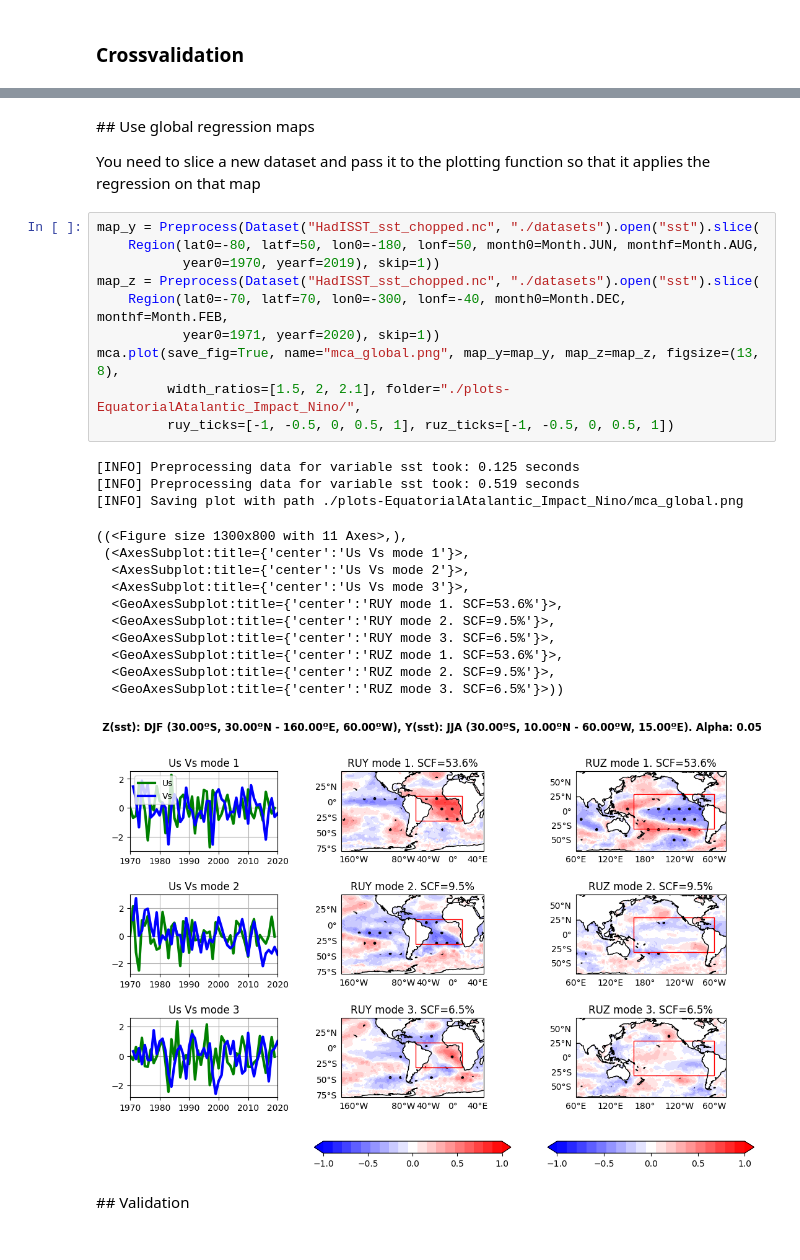
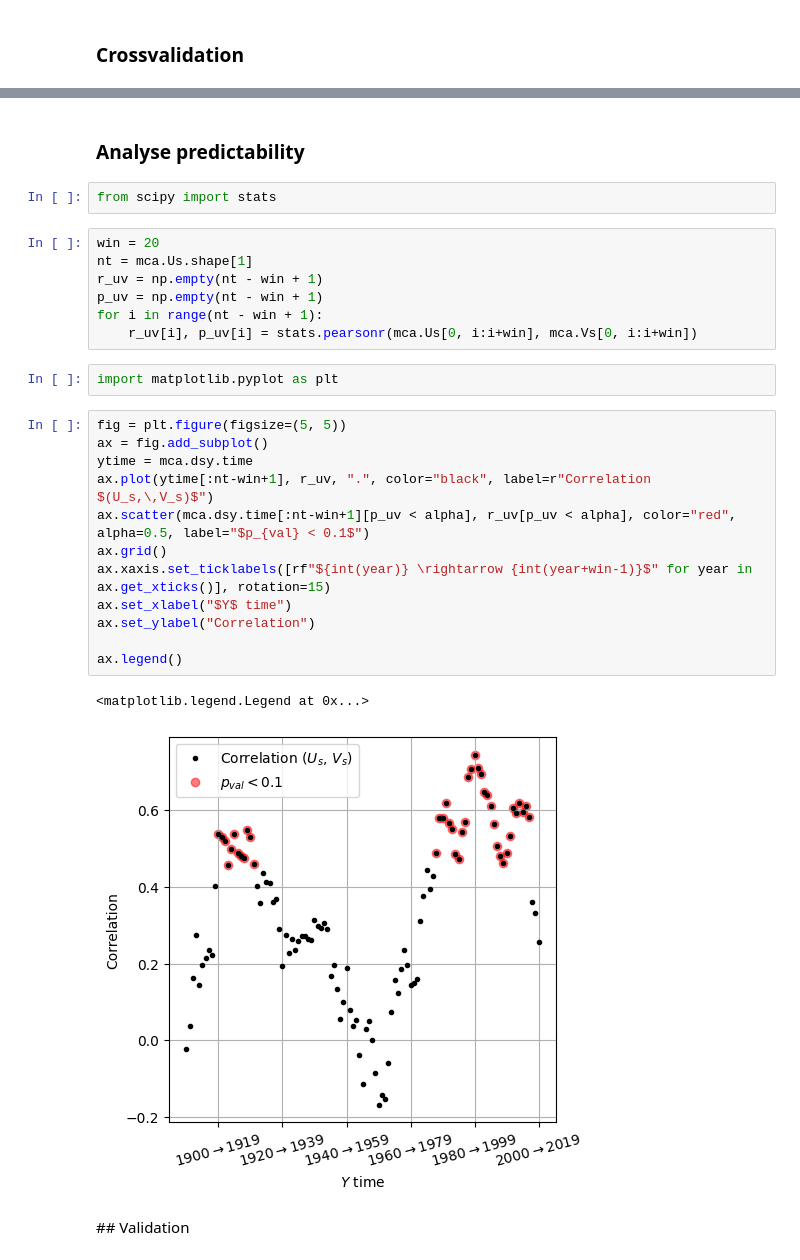
Before and after one commit to pabloduran016/Spy4CastManual, a Jupyter notebook: EquatorialAtlantic_Impact_Nino.ipynb, the cells around one changed output, grey strips where cells are left out. Saved outputs shown, nothing was run; the diff lists cells and outputs as text.

```diff
--- a/EquatorialAtlantic_Impact_Nino.ipynb
+++ b/EquatorialAtlantic_Impact_Nino.ipynb
@@ -93,31 +168,30 @@ cross.plot_zhat(1998, figsize=(12, 10), save_fig=True, name="zhat_1998.png",
-# %% [markdown]
-## Use global regression maps
-
-You need to slice a new dataset and pass it to the plotting function so that it applies the regression on that map
-# %%
-map_y = Preprocess(Dataset("HadISST_sst_chopped.nc", "./datasets").open("sst").slice(
-    Region(lat0=-80, latf=50, lon0=-180, lonf=50, month0=Month.JUN, monthf=Month.AUG,
-           year0=1970, yearf=2019), skip=1))
-map_z = Preprocess(Dataset("HadISST_sst_chopped.nc", "./datasets").open("sst").slice(
-    Region(lat0=-70, latf=70, lon0=-300, lonf=-40, month0=Month.DEC, monthf=Month.FEB,
-           year0=1971, yearf=2020), skip=1))
-mca.plot(save_fig=True, name="mca_global.png", map_y=map_y, map_z=map_z, figsize=(13, 8),
-         width_ratios=[1.5, 2, 2.1], folder="./plots-EquatorialAtalantic_Impact_Nino/",
-         ruy_ticks=[-1, -0.5, 0, 0.5, 1], ruz_ticks=[-1, -0.5, 0, 0.5, 1])
-# %% [output]
-[INFO] Preprocessing data for variable sst took: 0.125 seconds
-[INFO] Preprocessing data for variable sst took: 0.519 seconds
-[INFO] Saving plot with path ./plots-EquatorialAtalantic_Impact_Nino/mca_global.png
-((<Figure size 1300x800 with 11 Axes>,),
- (<AxesSubplot:title={'center':'Us Vs mode 1'}>,
-  <AxesSubplot:title={'center':'Us Vs mode 2'}>,
-  <AxesSubplot:title={'center':'Us Vs mode 3'}>,
-  <GeoAxesSubplot:title={'center':'RUY mode 1. SCF=53.6%'}>,
-  <GeoAxesSubplot:title={'center':'RUY mode 2. SCF=9.5%'}>,
-  <GeoAxesSubplot:title={'center':'RUY mode 3. SCF=6.5%'}>,
-  <GeoAxesSubplot:title={'center':'RUZ mode 1. SCF=53.6%'}>,
-  <GeoAxesSubplot:title={'center':'RUZ mode 2. SCF=9.5%'}>,
-  <GeoAxesSubplot:title={'center':'RUZ mode 3. SCF=6.5%'}>))
-[figure, removed]
+# %% [markdown]
+### Analyse predictability
+# %%
+from scipy import stats
+# %%
+win = 20
+nt = mca.Us.shape[1]
+r_uv = np.empty(nt - win + 1)
+p_uv = np.empty(nt - win + 1)
+for i in range(nt - win + 1):
+    r_uv[i], p_uv[i] = stats.pearsonr(mca.Us[0, i:i+win], mca.Vs[0, i:i+win])
+# %%
+import matplotlib.pyplot as plt
+# %%
+fig = plt.figure(figsize=(5, 5))
+ax = fig.add_subplot()
+ytime = mca.dsy.time
+ax.plot(ytime[:nt-win+1], r_uv, ".", color="black", label=r"Correlation $(U_s,\,V_s)$")
+ax.scatter(mca.dsy.time[:nt-win+1][p_uv < alpha], r_uv[p_uv < alpha], color="red", alpha=0.5, label="$p_{val} < 0.1$")
+ax.grid()
+ax.xaxis.set_ticklabels([rf"${int(year)} \rightarrow {int(year+win-1)}$" for year in ax.get_xticks()], rotation=15)
+ax.set_xlabel("$Y$ time")
+ax.set_ylabel("Correlation")
+
+ax.legend()
+# %% [output]
+<matplotlib.legend.Legend at 0x...>
+[figure, added]
 # %% [markdown]
 ## Validation
```
Also changed, not shown: parts of 23 cells of this notebook, 19 other files.
